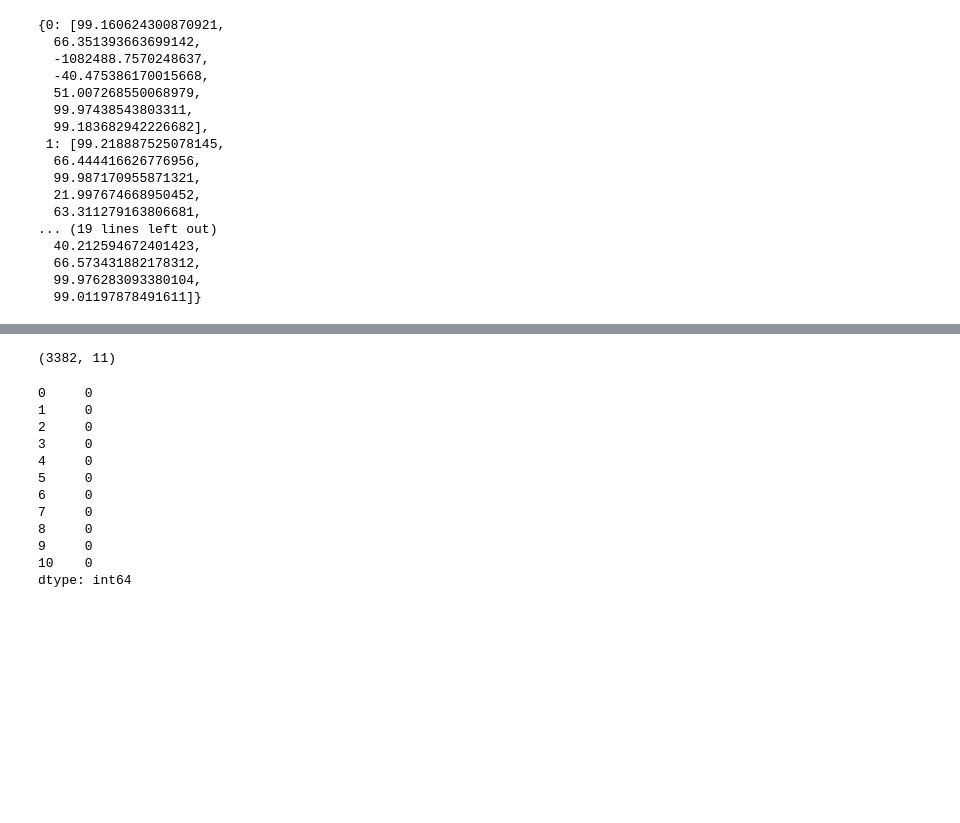
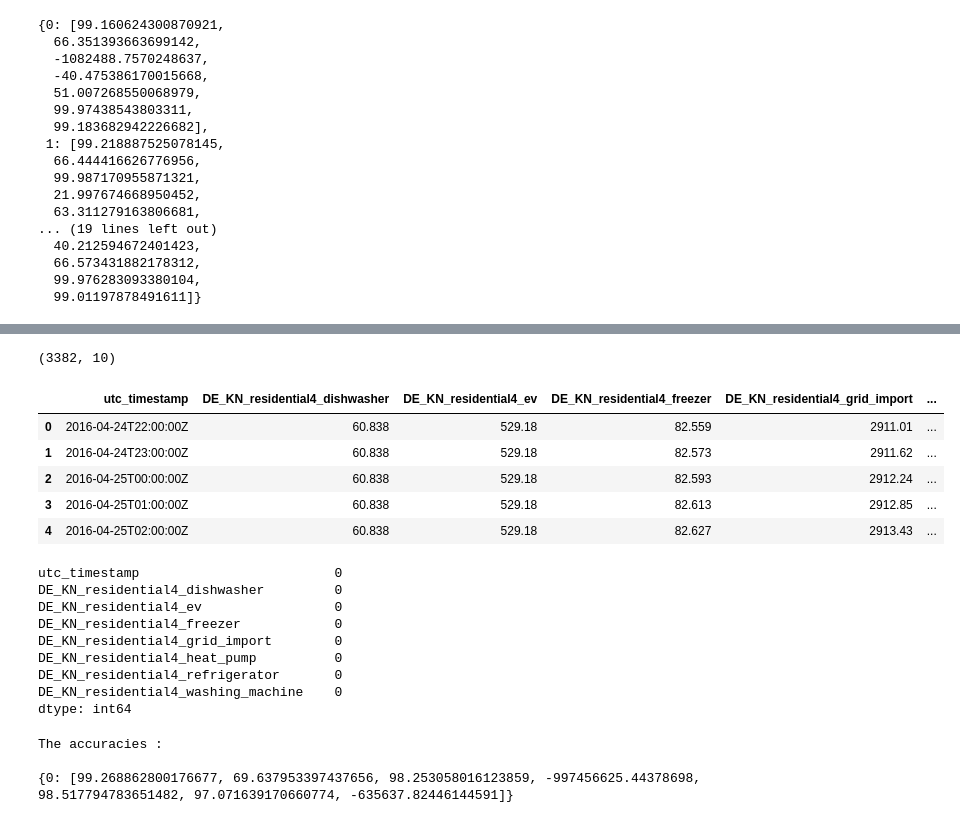
Before and after one commit to adithya8/loadPrediction, a Jupyter notebook: Konstantz_trial.ipynb, the cells around one changed output, grey strips where cells are left out. Cells and saved outputs as stored; diff of their text form; code cells hidden in the pictures; blank space fills up the shorter version.

```diff
--- a/Konstantz_trial.ipynb
+++ b/Konstantz_trial.ipynb
@@ -335,22 +348,43 @@ while(i <= x.shape[0]):
 d60 = pd.read_csv(path+"household_data_60min_singleindex.csv")
 del d60['interpolated_values']
 d60_cont1 = pd.DataFrame(d60.values[4893:8275])
+d60_cont1.columns = d60.columns
+del d60_cont1['cet_cest_timestamp']
 print d60_cont1.shape
 # %% [output]
-(3382, 11)
+(3382, 10)
+# %%
+del d60_cont1['DE_KN_residential4_grid_export']
+del d60_cont1['DE_KN_residential4_pv']
+d60_cont1.head()
+# %% [output]
+|  | utc_timestamp | DE_KN_residential4_dishwasher | DE_KN_residential4_ev | DE_KN_residential4_freezer | DE_KN_residential4_grid_import | ... |
+| 0 | 2016-04-24T22:00:00Z | 60.838 | 529.18 | 82.559 | 2911.01 | ... |
+| 1 | 2016-04-24T23:00:00Z | 60.838 | 529.18 | 82.573 | 2911.62 | ... |
+| 2 | 2016-04-25T00:00:00Z | 60.838 | 529.18 | 82.593 | 2912.24 | ... |
+| 3 | 2016-04-25T01:00:00Z | 60.838 | 529.18 | 82.613 | 2912.85 | ... |
+| 4 | 2016-04-25T02:00:00Z | 60.838 | 529.18 | 82.627 | 2913.43 | ... |
 # %%
 #Now try feeding this to the nn and see the results. This will help us in debugging what went wrong.
 d60_cont1.isnull().sum(axis=0)
 # %% [output]
-0     0
-1     0
-2     0
-3     0
-4     0
-5     0
-6     0
-7     0
-8     0
-9     0
-10    0
+utc_timestamp                         0
+DE_KN_residential4_dishwasher         0
+DE_KN_residential4_ev                 0
+DE_KN_residential4_freezer            0
+DE_KN_residential4_grid_import        0
+DE_KN_residential4_heat_pump          0
+DE_KN_residential4_refrigerator       0
+DE_KN_residential4_washing_machine    0
 dtype: int64
+# %%
+#Testing the NN model on the continuous data without any interpolation.
+acc_cont_dict={}
+
+acc_cont_dict = nn_model(d60_cont1,acc_cont_dict,1)
+
+print "The accuracies : ","\n\n",acc_cont_dict
+# %% [output]
+The accuracies :
+
+{0: [99.268862800176677, 69.637953397437656, 98.253058016123859, -997456625.44378698, 98.517794783651482, 97.071639170660774, -635637.82446144591]}
```
Also changed, not shown: parts of 13 cells of this notebook.
